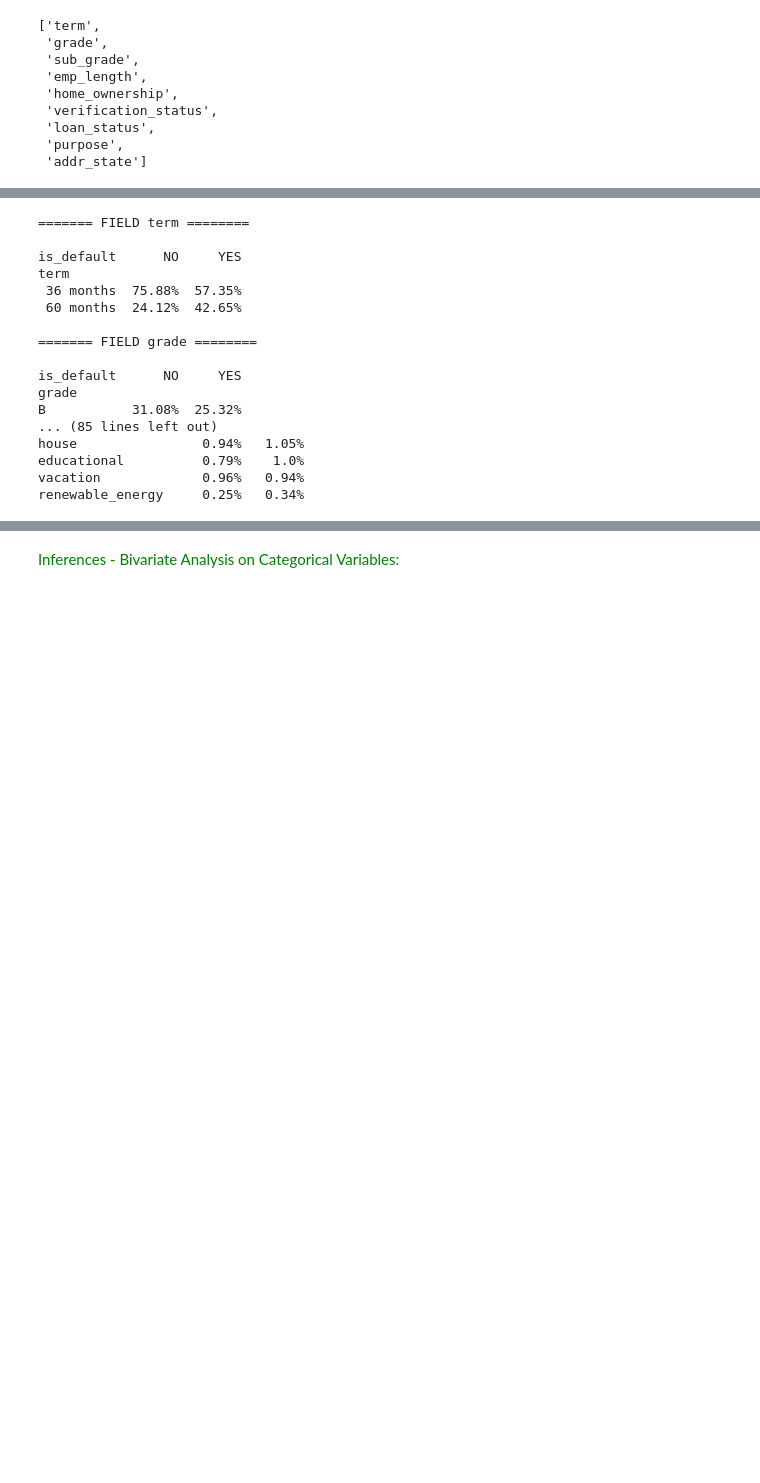
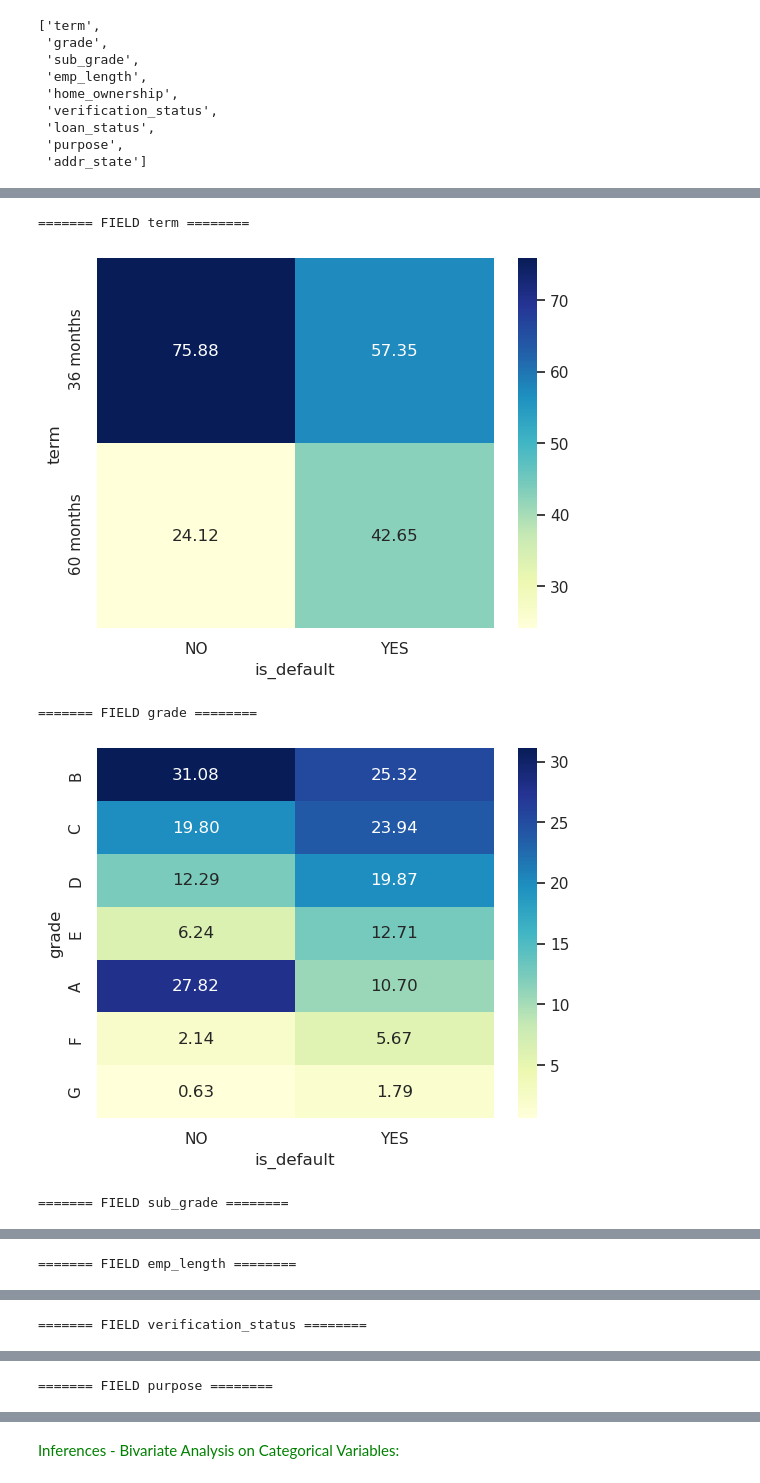
Before and after one commit to irish-luong/LandingClubCaseStudy, a Jupyter notebook: Dnyaneshwari_lending_club_case_study.ipynb, the cells around one changed output, grey strips where cells are left out. Drawn from its saved outputs; the diff is of its cells as text; code cells hidden in the pictures; blank space fills up the shorter version.

Commit message:
I have added heatmap to pivot table

```diff
--- a/Dnyaneshwari_lending_club_case_study.ipynb
+++ b/Dnyaneshwari_lending_club_case_study.ipynb
@@ -517,38 +503,31 @@ cm = sns.color_palette("blend:white,green", as_cmap=True)
 # %%
 for f in categorical_variables:
     t = pd.pivot_table(
         df_final,
         index=f,
         columns='is_default',
         values='loan_amnt',
         aggfunc='count',
         ).apply(lambda x: round(x*100/sum(x), 2)).sort_values(by=['YES'], ascending=False)
 
     t.dropna(inplace=True)
-    t["YES"] = t["YES"].apply(lambda x: str(x) + "%")
-    t["NO"] = t["NO"].apply(lambda x: str(x) + "%")
+
+# Dont convert float to str then heat map wont understand which value is small and which valu is big
+#     t["YES"] = t["YES"].apply(lambda x: str(x) + "%")
+#     t["NO"] = t["NO"].apply(lambda x: str(x) + "%")
 
     if len(t) == 0:
         continue
 
     print(f"\n======= FIELD {f} ========\n")
 
-    print(t)
+#     print(t)
+
+    sns.heatmap(t, cmap='YlGnBu',annot=True, fmt='0.2f')
+    plt.show()
 # %% [output]
 ======= FIELD term ========
-
-is_default      NO     YES
-term
- 36 months  75.88%  57.35%
- 60 months  24.12%  42.65%
-
-======= FIELD grade ========
-
-is_default      NO     YES
-grade
-B           31.08%  25.32%
-... (85 lines left out)
-house                0.94%   1.05%
-educational          0.79%    1.0%
-vacation             0.96%   0.94%
-renewable_energy     0.25%   0.34%
+[figure, added]
+======= FIELD grade ========
+[figure, added]
+======= FIELD sub_grade ========
@@ -554,0 +535 @@ renewable_energy     0.25%   0.34%
+======= FIELD emp_length ========
@@ -554,0 +537 @@ renewable_energy     0.25%   0.34%
+======= FIELD verification_status ========
@@ -554,0 +539 @@ renewable_energy     0.25%   0.34%
+======= FIELD purpose ========
```
Also changed, not shown: parts of 8 cells of this notebook.
